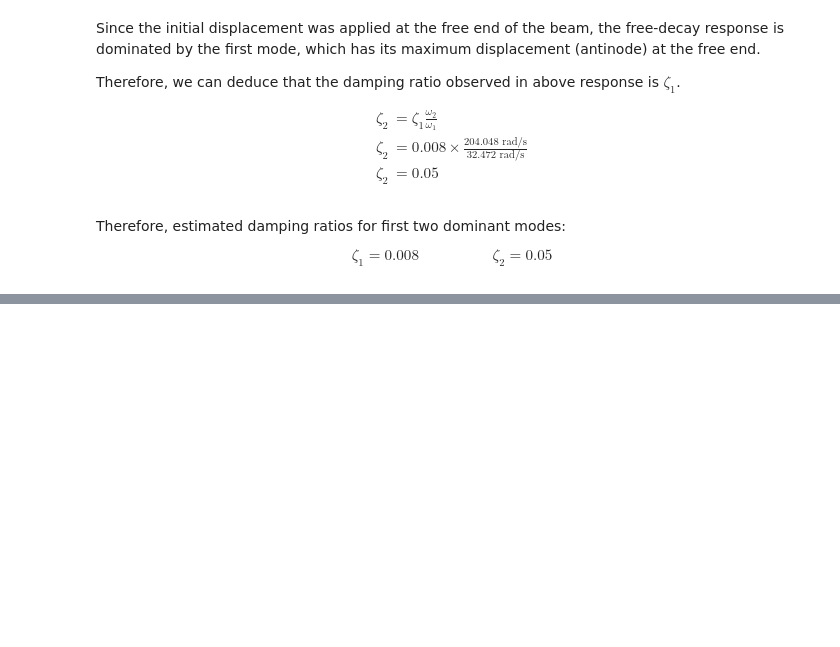
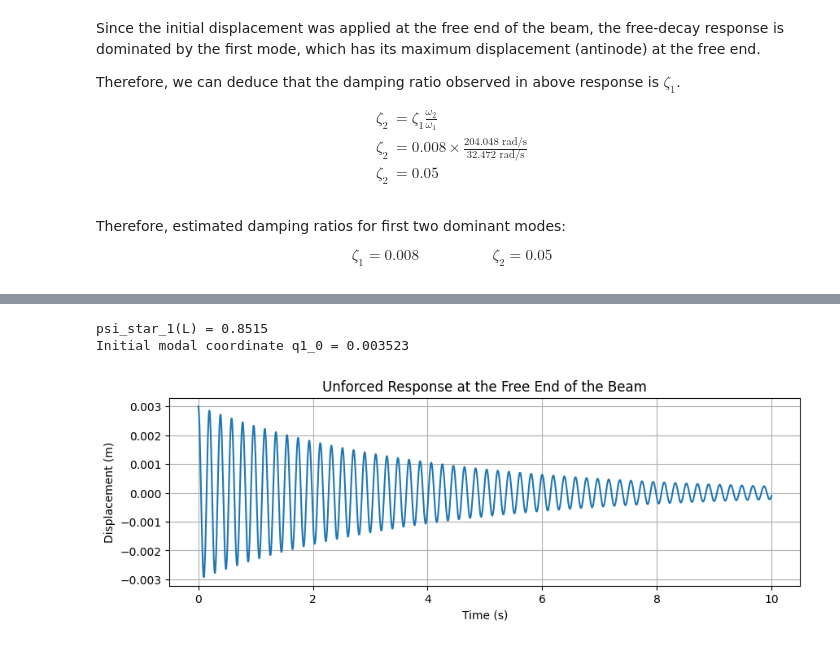
Before and after one commit to Imesh-Isuranga/ME-422-Group-B1, a Jupyter notebook: Vibration/E20154.ipynb, the cells around one changed output, grey strips where cells are left out. Saved outputs shown, nothing was run; the diff lists cells and outputs as text; code cells hidden in the pictures; blank space fills up the shorter version.

Commit message:
Updated images....

```diff
--- a/Vibration/E20154.ipynb
+++ b/Vibration/E20154.ipynb
@@ -832,0 +917,50 @@ $$
+# %%
+# ===================== INITIAL DATA =====================
+y_o = 0.003   # Initial physical displacement (m)
+
+# Use modal matrix obtained from eigen-solution
+Phi = ModalMatrix   # from earlier eigen computation
+
+# Extract modal transformation elements
+phi11 = Phi[0, 0]
+phi12 = Phi[0, 1]
+phi21 = Phi[1, 0]
+phi22 = Phi[1, 1]
+
+# ===================== MODE SHAPE FUNCTIONS =====================
+def psi_star_1(x):
+    return (phi11 * mode_shape(x, beta_1, length_beam, young_modulus * inertia_beam, rotational_k) +
+            phi21 * mode_shape(x, beta_2, length_beam, young_modulus * inertia_beam, rotational_k))
+
+def psi_star_2(x):
+    return (phi12 * mode_shape(x, beta_1, length_beam, young_modulus * inertia_beam, rotational_k) +
+            phi22 * mode_shape(x, beta_2, length_beam, young_modulus * inertia_beam, rotational_k))
+
+# Evaluate combined mode shape at free end (x = L)
+psi_star_1_L = psi_star_1(length_beam)
+print(f"psi_star_1(L) = {psi_star_1_L:.4f}")
+
+# ===================== INITIAL MODAL COORDINATES =====================
+q1_0 = y_o / psi_star_1_L
+print(f"Initial modal coordinate q1_0 = {q1_0:.6f}")
+
+# ===================== DIAGONALISED MATRICES =====================
+# Use global M and K used earlier
+M_m = Phi.T @ mass_global @ Phi
+K_m = Phi.T @ stiff_global @ Phi
+
+# ===================== DAMPING MATRIX (MODAL) =====================
+zeta1 = 0.008
+zeta2 = 0.05
+
+omega1 = natural_w[0]
+omega2 = natural_w[1]
+
+# Using classical modal damping C = 2 ζ ω M
+C_m = np.array([
+    [2*zeta1*omega1*M_m[0,0],     0],
+    [0,                      2*zeta2*omega2*M_m[1,1]]
+])
+# %% [output]
+psi_star_1(L) = 0.8515
+Initial modal coordinate q1_0 = 0.003523
@@ -832,0 +996,27 @@ $$
+# %%
+# =============== Damped Natural Response at Free End ================
+z1_t = np.zeros_like(t)
+z2_t = np.zeros_like(t)
+
+for i in range(len(t)):
+    q_vector = np.array([q1h_t[i], q2h_t[i]])
+    z_vector = Phi @ q_vector
+    z1_t[i] = z_vector[0]
+    z2_t[i] = z_vector[1]
+
+psi1_l_beam = mode_shape(length_beam, beta_1, length_beam, young_modulus*inertia_beam, rotational_k)
+psi2_l_beam = mode_shape(length_beam, beta_2, length_beam, young_modulus*inertia_beam, rotational_k)
+
+
+
+y_l_beam_t = z1_t * psi1_l_beam + z2_t * psi2_l_beam
+
+plt.figure(figsize=(10, 3))
+plt.plot(t, y_l_beam_t)
+plt.xlabel('Time (s)')
+plt.ylabel('Displacement (m)')
+plt.title('Unforced Response at the Free End of the Beam')
+plt.grid(True)
+plt.show()
+# %% [output]
+[figure, added]
```
Also changed, not shown: parts of 21 cells of this notebook.
